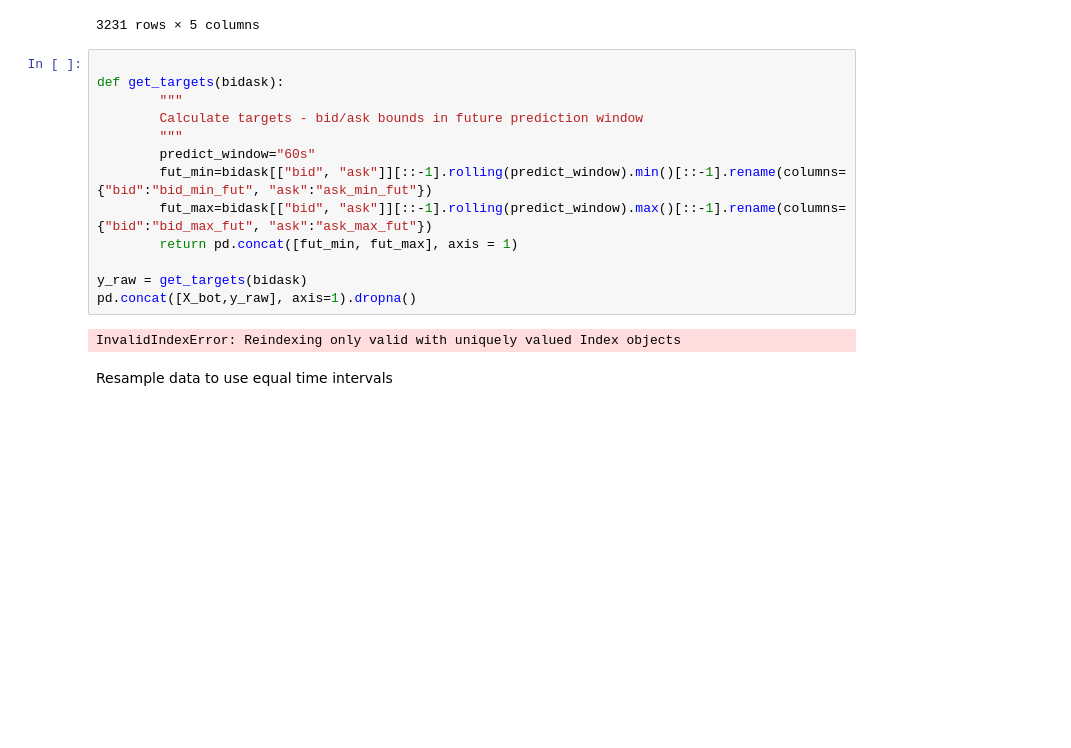
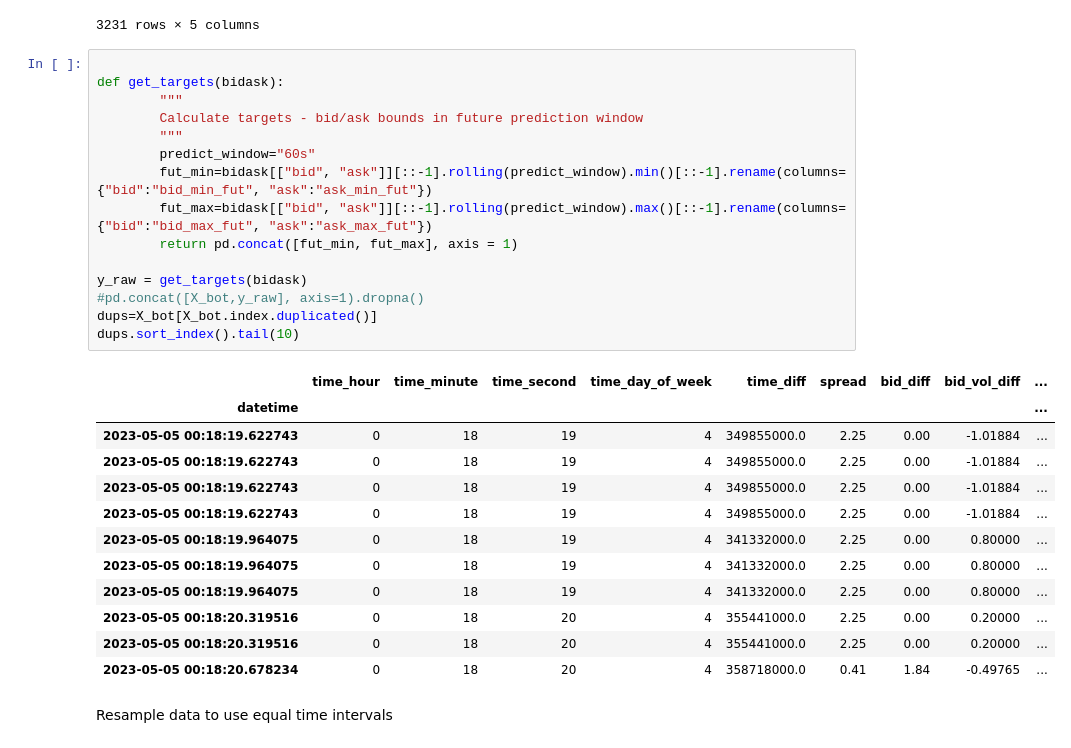
Before and after one commit to DmitryPukhov/pytrade2, a Jupyter notebook: analysis/Predict low high models.ipynb, the cells around one changed output. Drawn from its saved outputs; the diff is of its cells as text; blank space fills up the shorter version.

Commit message:
Fixed duplicates in persisted data

```diff
--- a/analysis/Predict low high models.ipynb
+++ b/analysis/Predict low high models.ipynb
@@ -83,18 +83,31 @@ bidask
 # %%
 
 def get_targets(bidask):
         """
         Calculate targets - bid/ask bounds in future prediction window
         """
         predict_window="60s"
         fut_min=bidask[["bid", "ask"]][::-1].rolling(predict_window).min()[::-1].rename(columns={"bid":"bid_min_fut", "ask":"ask_min_fut"})
         fut_max=bidask[["bid", "ask"]][::-1].rolling(predict_window).max()[::-1].rename(columns={"bid":"bid_max_fut", "ask":"ask_max_fut"})
         return pd.concat([fut_min, fut_max], axis = 1)
 
 y_raw = get_targets(bidask)
-pd.concat([X_bot,y_raw], axis=1).dropna()
+#pd.concat([X_bot,y_raw], axis=1).dropna()
+dups=X_bot[X_bot.index.duplicated()]
+dups.sort_index().tail(10)
 # %% [output]
-InvalidIndexError: Reindexing only valid with uniquely valued Index objects
+|  | time_hour | time_minute | time_second | time_day_of_week | time_diff | spread | bid_diff | bid_vol_diff | ... |
+| datetime |  |  |  |  |  |  |  |  | ... |
+| 2023-05-05 00:18:19.622743 | 0 | 18 | 19 | 4 | 349855000.0 | 2.25 | 0.00 | -1.01884 | ... |
+| 2023-05-05 00:18:19.622743 | 0 | 18 | 19 | 4 | 349855000.0 | 2.25 | 0.00 | -1.01884 | ... |
+| 2023-05-05 00:18:19.622743 | 0 | 18 | 19 | 4 | 349855000.0 | 2.25 | 0.00 | -1.01884 | ... |
+| 2023-05-05 00:18:19.622743 | 0 | 18 | 19 | 4 | 349855000.0 | 2.25 | 0.00 | -1.01884 | ... |
+| 2023-05-05 00:18:19.964075 | 0 | 18 | 19 | 4 | 341332000.0 | 2.25 | 0.00 | 0.80000 | ... |
+| 2023-05-05 00:18:19.964075 | 0 | 18 | 19 | 4 | 341332000.0 | 2.25 | 0.00 | 0.80000 | ... |
+| 2023-05-05 00:18:19.964075 | 0 | 18 | 19 | 4 | 341332000.0 | 2.25 | 0.00 | 0.80000 | ... |
+| 2023-05-05 00:18:20.319516 | 0 | 18 | 20 | 4 | 355441000.0 | 2.25 | 0.00 | 0.20000 | ... |
+| 2023-05-05 00:18:20.319516 | 0 | 18 | 20 | 4 | 355441000.0 | 2.25 | 0.00 | 0.20000 | ... |
+| 2023-05-05 00:18:20.678234 | 0 | 18 | 20 | 4 | 358718000.0 | 0.41 | 1.84 | -0.49765 | ... |
 # %% [markdown]
 Resample data to use equal time intervals
 # %%
```
Also changed, not shown: 1 other file.
